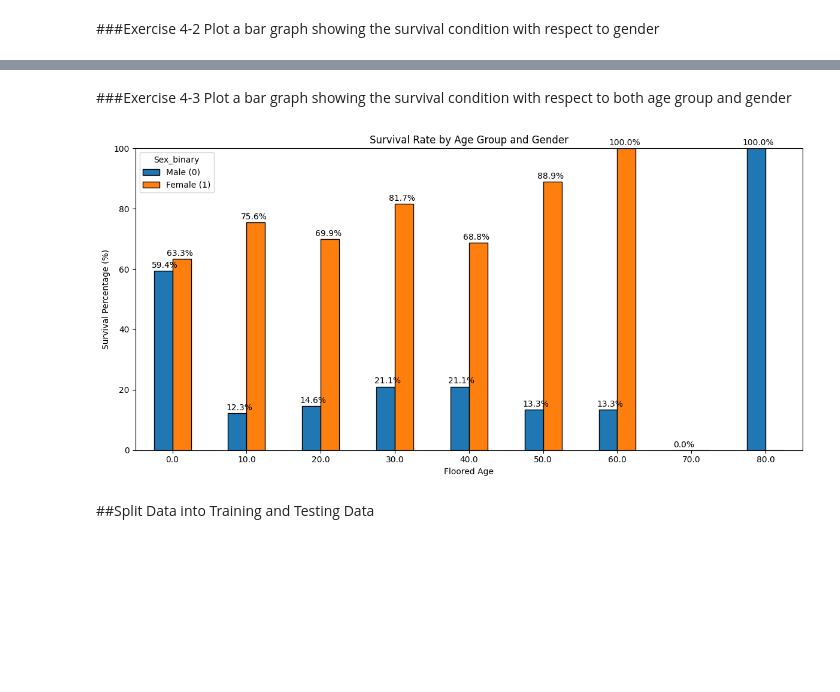
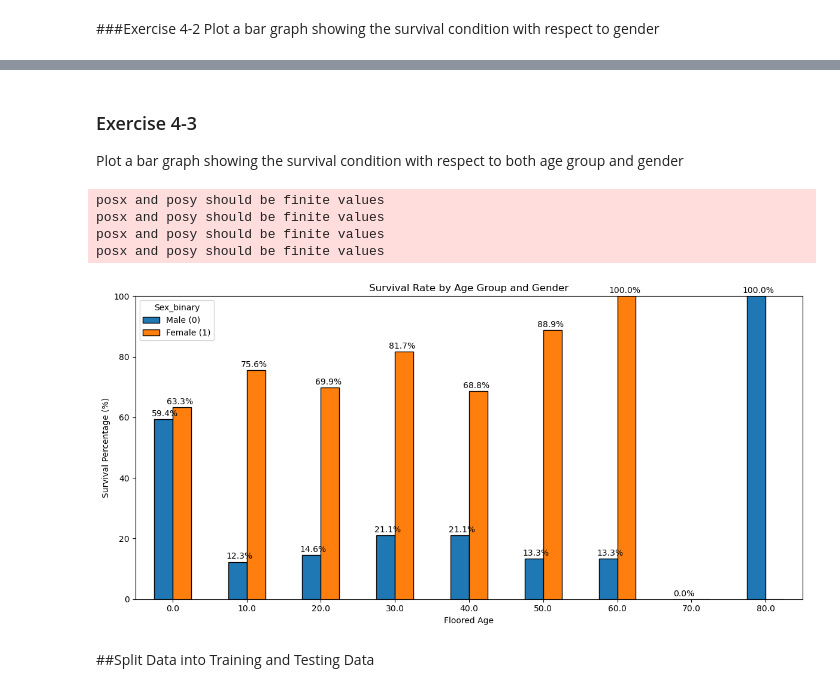
Before and after one commit to 8oo30un/class_AIIntroduction, a Jupyter notebook: 22100157_Week4.ipynb, the cells around one changed output, grey strips where cells are left out. Saved outputs shown, nothing was run; the diff lists cells and outputs as text; code cells hidden in the pictures; blank space fills up the shorter version.

```diff
--- a/22100157_Week4.ipynb
+++ b/22100157_Week4.ipynb
@@ -330,8 +338,8 @@ KeyError: 'Floored_age'
 Plot a bar graph showing the survival condition with respect to gender
 # %%
 df_plot['Sex_binary'] = df_plot['Sex'].map({'male': 0, 'female': 1})
-gender_counts = " _____type your code here_____"
-gender_counts['Survival %'] = " _____type your code here_____"
+gender_counts = df_plot.groupby(['Sex_binary', 'Survived']).size().unstack(fill_value=0)
+gender_counts['Survival %'] = gender_counts[1] / (gender_counts[0]+gender_counts[1]) * 100
 
 ax = gender_counts[[0, 1]].plot(kind='bar', figsize=(8, 5), edgecolor='black')
 ax.set_xticklabels(['Male', 'Female'])
@@ -352,28 +360,32 @@ plt.show()
 # %% [markdown]
-###Exercise 4-3
+### Exercise 4-3
 Plot a bar graph showing the survival condition with respect to both age group and gender
 # %%
-grouped = " _____type your code here_____"
-grouped['Survival %'] = " _____type your code here_____"
-pivot = " _____type your code here_____"
+grouped = df_plot.groupby(['Floored_Age', 'Sex_binary', 'Survived']).size().unstack(fill_value=0)
+grouped['Survival %'] = grouped[1] / (grouped[0] + grouped[1]) * 100
+pivot = grouped[['Survival %']].unstack(level=1)
 
 ax = pivot.plot(kind='bar', figsize=(12, 6), edgecolor='black')
 plt.title('Survival Rate by Age Group and Gender')
 plt.xlabel('Floored Age')
 plt.ylabel('Survival Percentage (%)')
 plt.xticks(rotation=0)
 plt.ylim(0, 100)
 plt.legend(title='Sex_binary', labels=['Male (0)', 'Female (1)'])
 
 for i in range(len(pivot)):
     for j in range(len(pivot.columns)):
         val = pivot.iloc[i, j]
         plt.text(i + (j - 0.5)*0.2, val + 1, f'{val:.1f}%', ha='center')
 
 plt.tight_layout()
 plt.show()
 # %% [output]
+posx and posy should be finite values
+posx and posy should be finite values
+posx and posy should be finite values
+posx and posy should be finite values
-[figure, old version]
+[figure, new version]
 # %% [markdown]
 ##Split Data into Training and Testing Data
 # %%
```
Also changed, not shown: parts of 3 cells of this notebook, 4 other files.
